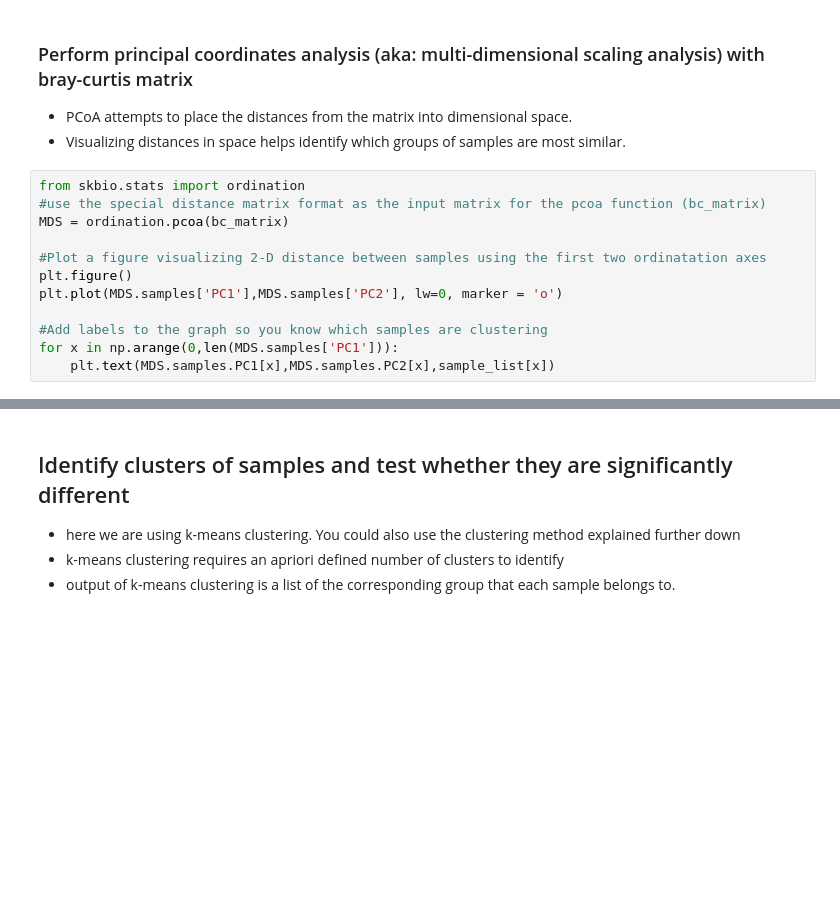
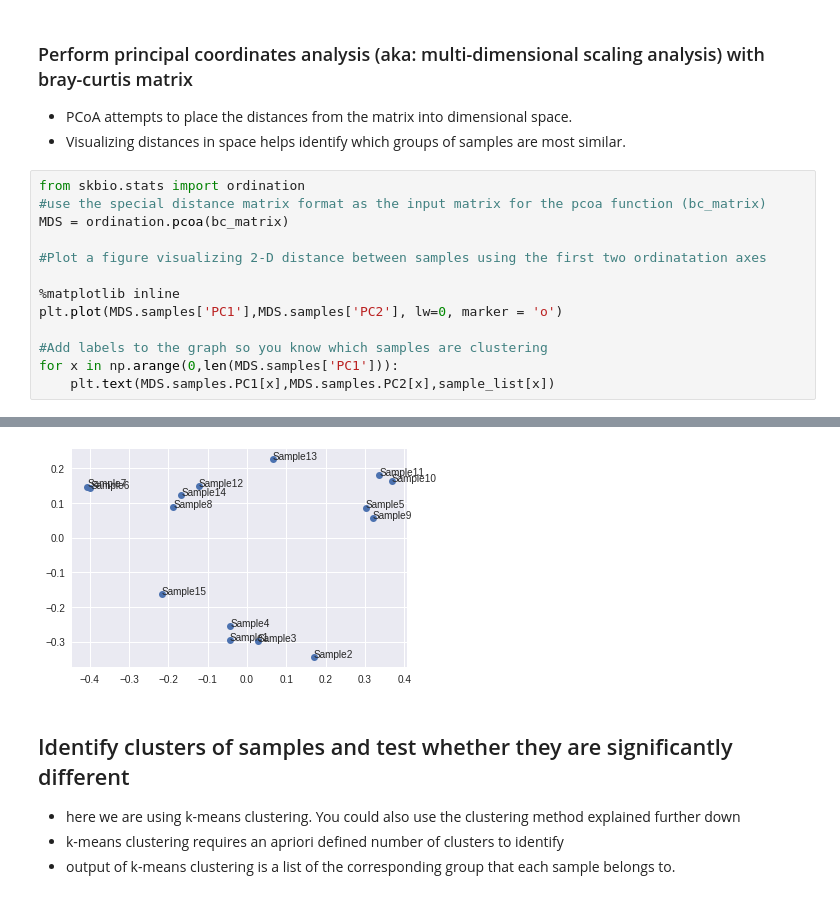
Before and after one commit to cadurkin/Phytoplankton_Taxomony_Course, a Jupyter notebook: Example_community_composition_analysis.ipynb, the cells around one changed output, grey strips where cells are left out. Cells and saved outputs as stored; diff of their text form; blank space fills up the shorter version.

```diff
--- a/Example_community_composition_analysis.ipynb
+++ b/Example_community_composition_analysis.ipynb
@@ -99,7 +124,8 @@ from skbio.stats import ordination
 MDS = ordination.pcoa(bc_matrix)
 
 #Plot a figure visualizing 2-D distance between samples using the first two ordinatation axes
-plt.figure()
+
+%matplotlib inline
 plt.plot(MDS.samples['PC1'],MDS.samples['PC2'], lw=0, marker = 'o')
 
 #Add labels to the graph so you know which samples are clustering
@@ -111,3 +135,4 @@ for x in np.arange(0,len(MDS.samples['PC1'])):
+[figure, added]
 # %% [markdown]
 ## Identify clusters of samples and test whether they are significantly different
 - here we are using k-means clustering.  You could also use the clustering method explained further down
```
Also changed, not shown: parts of 6 cells of this notebook.
